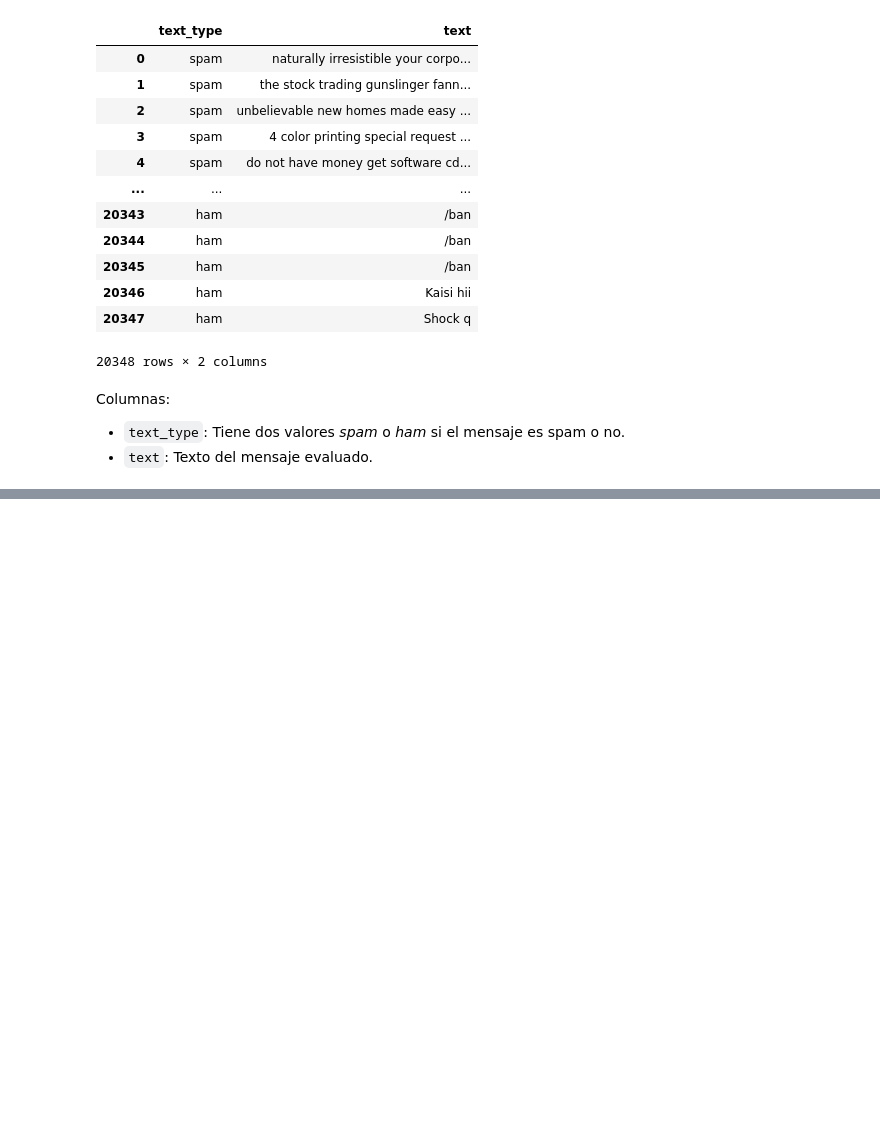
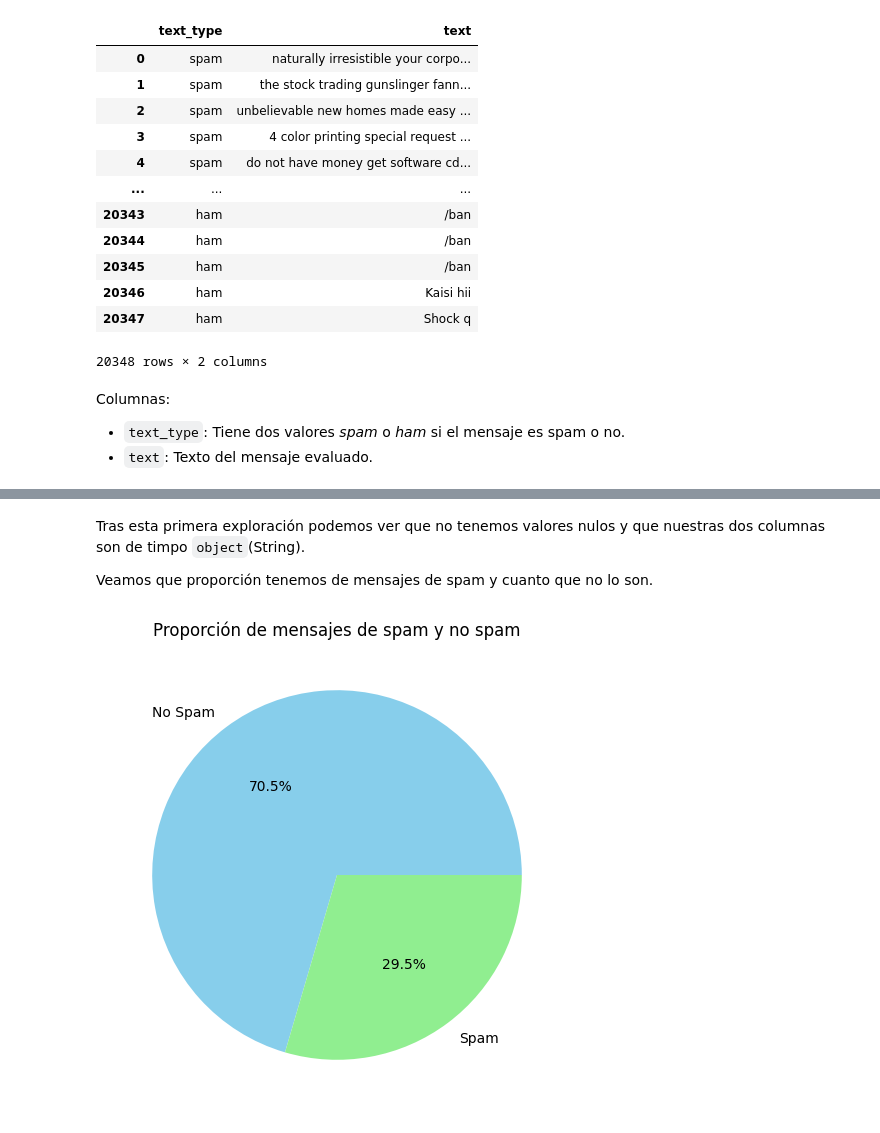
Before and after one commit to DaniRamirezVaquero/Proyecto-clasificacion-binaria--spam-, a Jupyter notebook: proyecto_clasificador_binario_NPL.ipynb, the cells around one changed output, grey strips where cells are left out. Saved outputs shown, nothing was run; the diff lists cells and outputs as text; code cells hidden in the pictures; blank space fills up the shorter version.

Commit message:
Avances en el apartado de visualización de datos

```diff
--- a/proyecto_clasificador_binario_NPL.ipynb
+++ b/proyecto_clasificador_binario_NPL.ipynb
@@ -50,0 +71,12 @@ Columnas:
+# %% [markdown]
+Tras esta primera exploración podemos ver que no tenemos valores nulos y que nuestras dos columnas son de timpo `object`(String).
+
+Veamos que proporción tenemos de mensajes de spam y cuanto que no lo son.
+# %%
+plt.figure(figsize=(6, 6))
+english_df['text_type'].value_counts().rename(index={'spam': 'Spam', 'ham': 'No Spam'}).plot(kind='pie', autopct='%1.1f%%', colors=['skyblue', 'lightgreen'])
+plt.title('Proporción de mensajes de spam y no spam')
+plt.ylabel('')
+plt.show()
+# %% [output]
+[figure, added]
```
Also changed, not shown: parts of 7 cells of this notebook.
